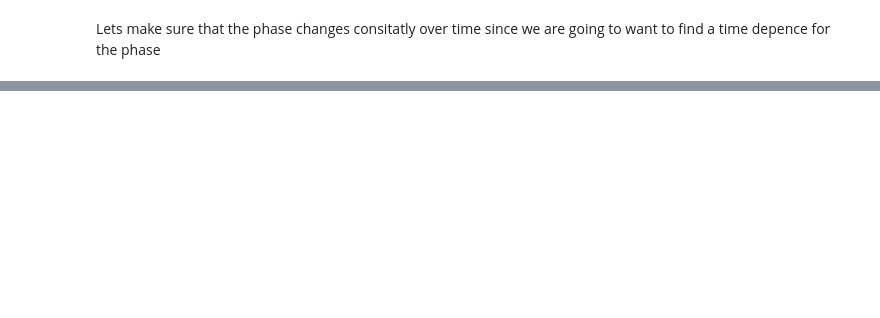
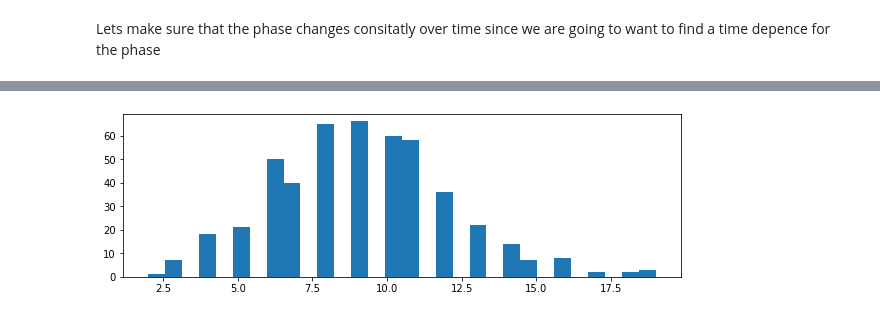
Before and after one commit to GammasBox/phys434Lab, a Jupyter notebook: Lab4.ipynb, the cells around one changed output, grey strips where cells are left out. Cells and saved outputs as stored; diff of their text form; code cells hidden in the pictures; blank space fills up the shorter version.

```diff
--- a/Lab4.ipynb
+++ b/Lab4.ipynb
@@ -144,0 +201,11 @@ bins = np.delete(bins, 0)
+# %%
+D = Data[(Data["Earth phase"] == 0)]
+
+#filterdtmp  =temp[temp['sigma'] > 4]
+# %%
+len(D)
+D
+plt.hist(D['particle counts'], bins=30)
+plt.show()
+# %% [output]
+[figure, added]
```
Also changed, not shown: parts of 26 cells of this notebook.
